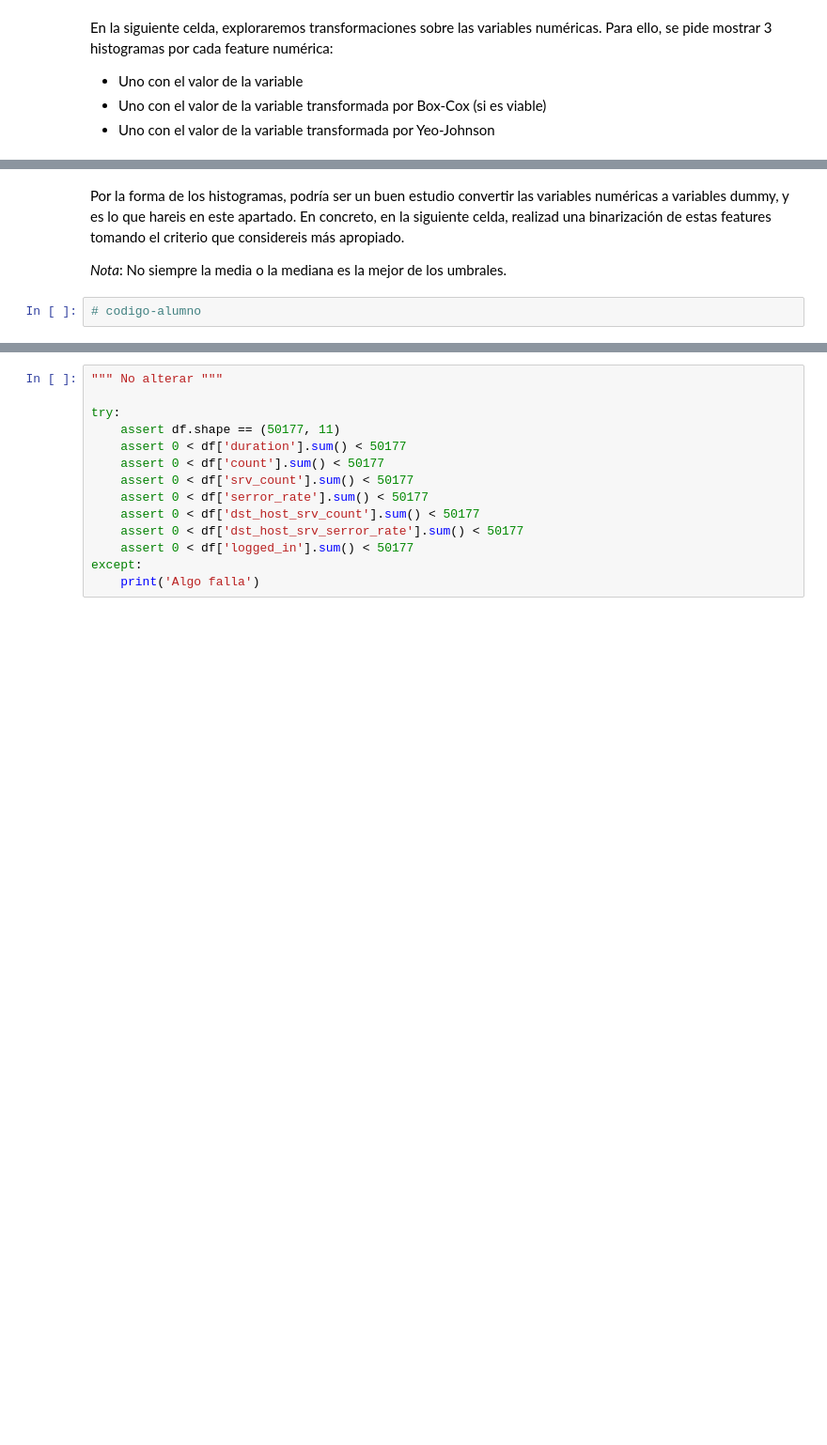
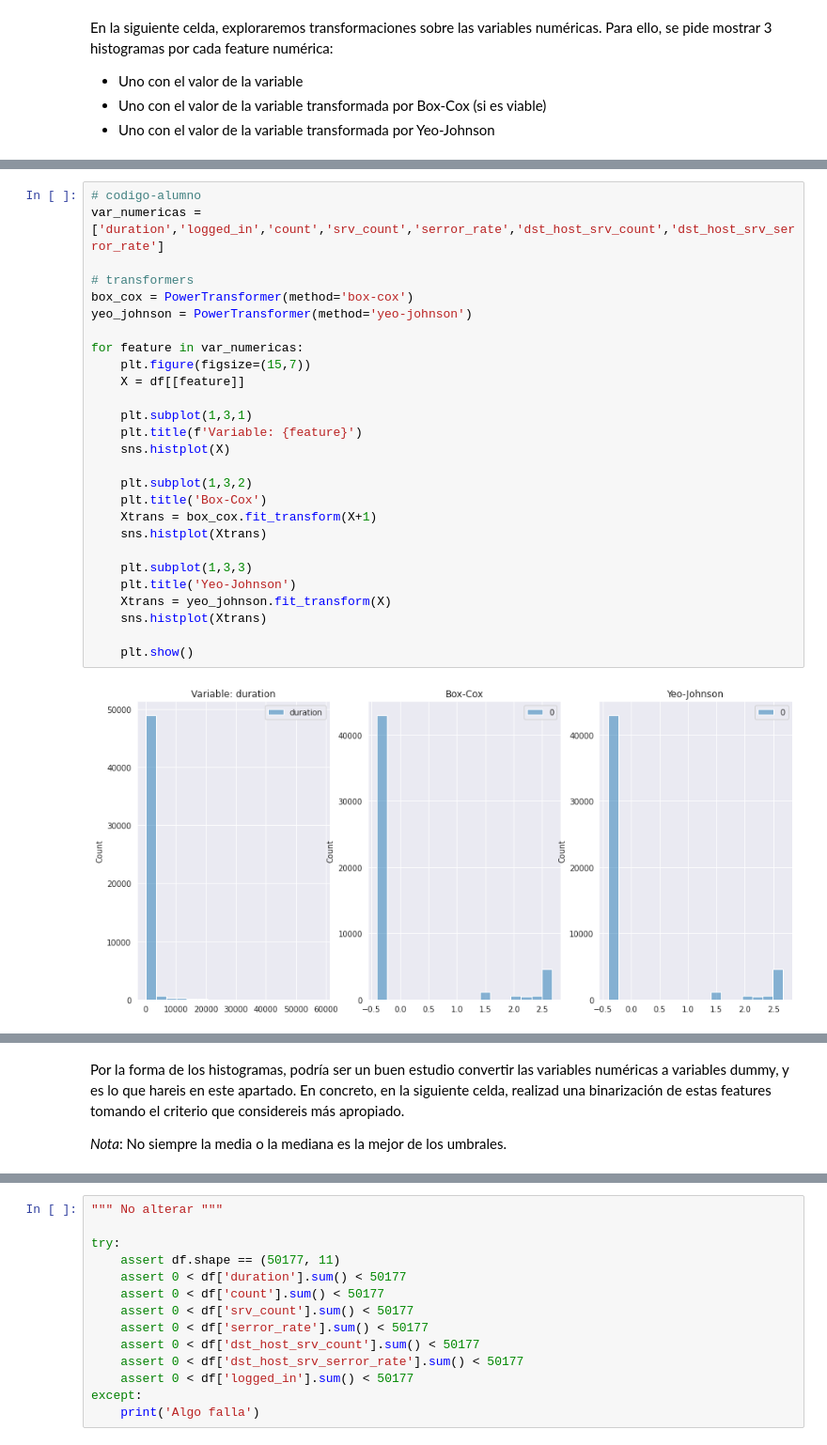
Before and after one commit to Oscarvas/mlpython, a Jupyter notebook: ejercicio2-oscar-vasquez.ipynb, the cells around one changed output, grey strips where cells are left out. Shown at 94% size. Drawn from its saved outputs; the diff is of its cells as text; blank space fills up the shorter version.

```diff
--- a/ejercicio2-oscar-vasquez.ipynb
+++ b/ejercicio2-oscar-vasquez.ipynb
@@ -113,0 +203,29 @@ En la siguiente celda, exploraremos transformaciones sobre las variables numéri
+# %%
+# codigo-alumno
+var_numericas = ['duration','logged_in','count','srv_count','serror_rate','dst_host_srv_count','dst_host_srv_serror_rate']
+
+# transformers
+box_cox = PowerTransformer(method='box-cox')
+yeo_johnson = PowerTransformer(method='yeo-johnson')
+
+for feature in var_numericas:
+    plt.figure(figsize=(15,7))
+    X = df[[feature]]
+
+    plt.subplot(1,3,1)
+    plt.title(f'Variable: {feature}')
+    sns.histplot(X)
+
+    plt.subplot(1,3,2)
+    plt.title('Box-Cox')
+    Xtrans = box_cox.fit_transform(X+1)
+    sns.histplot(Xtrans)
+
+    plt.subplot(1,3,3)
+    plt.title('Yeo-Johnson')
+    Xtrans = yeo_johnson.fit_transform(X)
+    sns.histplot(Xtrans)
+
+    plt.show()
+# %% [output]
+[figure, added]
@@ -115,5 +239,3 @@ En la siguiente celda, exploraremos transformaciones sobre las variables numéri
 Por la forma de los histogramas, podría ser un buen estudio convertir las variables numéricas a variables dummy, y es lo que hareis en este apartado. En concreto, en la siguiente celda, realizad una binarización de estas features tomando el criterio que considereis más apropiado.
 
 _Nota_: No siempre la media o la mediana es la mejor de los umbrales.
-# %%
-# codigo-alumno
```
Also changed, not shown: parts of 28 cells of this notebook.
